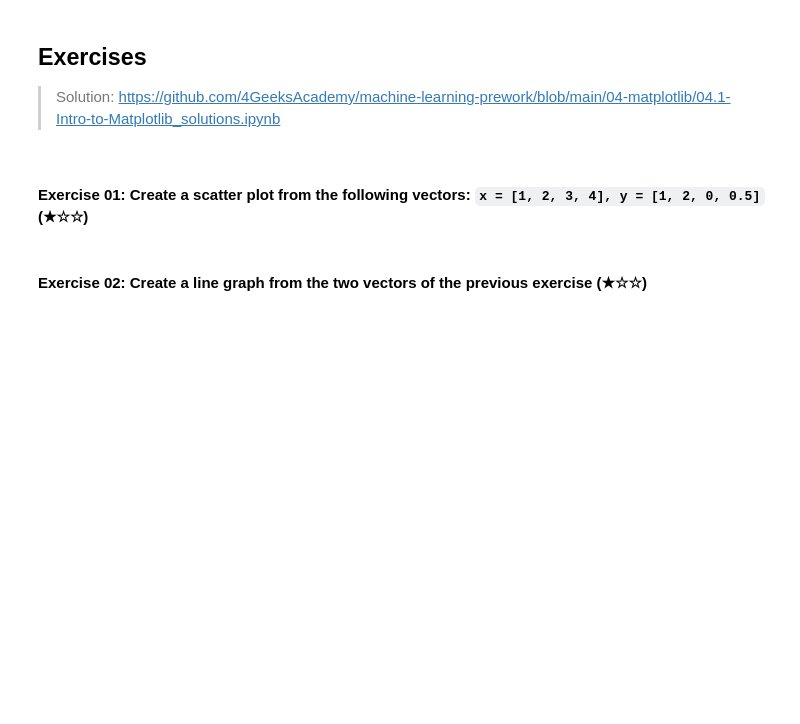
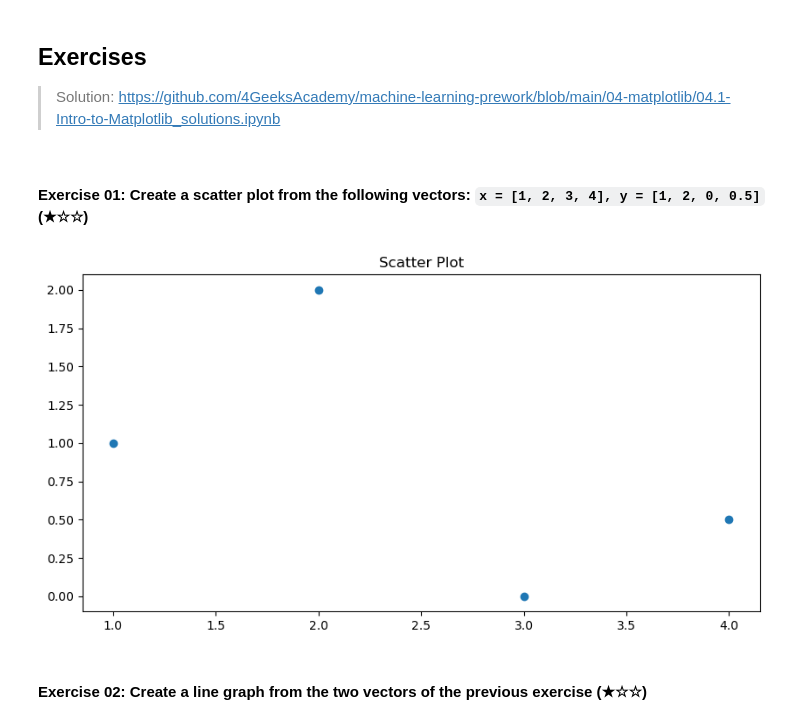
Before and after one commit to jilemp/4GA, a Jupyter notebook: 04-matplotlib/04.1-Intro-to-Matplotlib.ipynb, the cells around one changed output. Cells and saved outputs as stored; diff of their text form; code cells hidden in the pictures; blank space fills up the shorter version.

```diff
--- a/04-matplotlib/04.1-Intro-to-Matplotlib.ipynb
+++ b/04-matplotlib/04.1-Intro-to-Matplotlib.ipynb
@@ -119,5 +119,18 @@ plt.show()
 > Solution: https://github.com/4GeeksAcademy/machine-learning-prework/blob/main/04-matplotlib/04.1-Intro-to-Matplotlib_solutions.ipynb
 # %% [markdown]
 #### Exercise 01: Create a scatter plot from the following vectors: `x = [1, 2, 3, 4], y = [1, 2, 0, 0.5]` (★☆☆)
+# %%
+import matplotlib.pyplot as plt
+
+x = [1, 2, 3, 4]
+y = [1, 2, 0, 0.5]
+
+plt.figure(figsize=(10,5))
+plt.scatter(x=x, y=y)
+plt.title("Scatter Plot")
+
+plt.show()
+# %% [output]
+[figure, added]
 # %% [markdown]
 #### Exercise 02: Create a line graph from the two vectors of the previous exercise (★☆☆)
```
Also changed, not shown: parts of 5 cells of this notebook.
